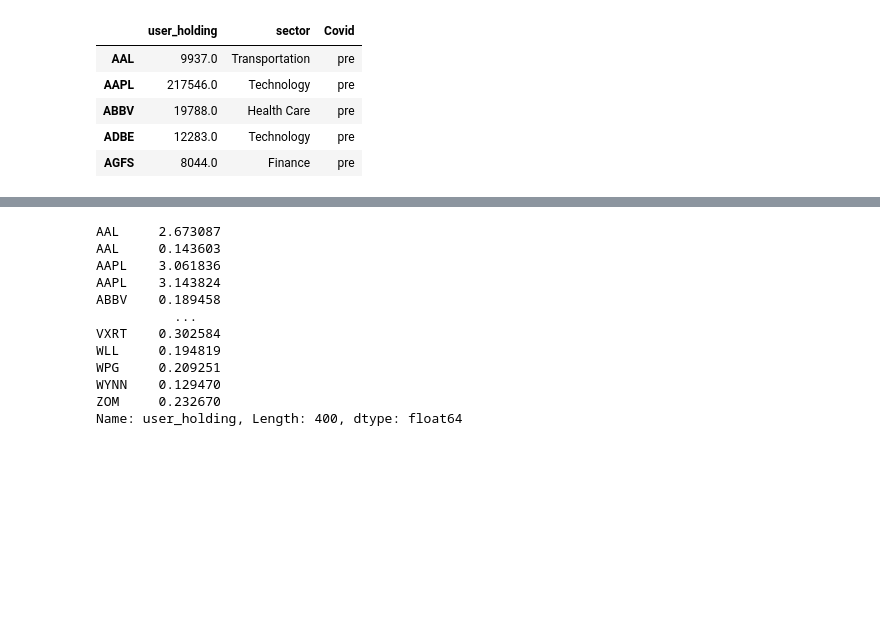
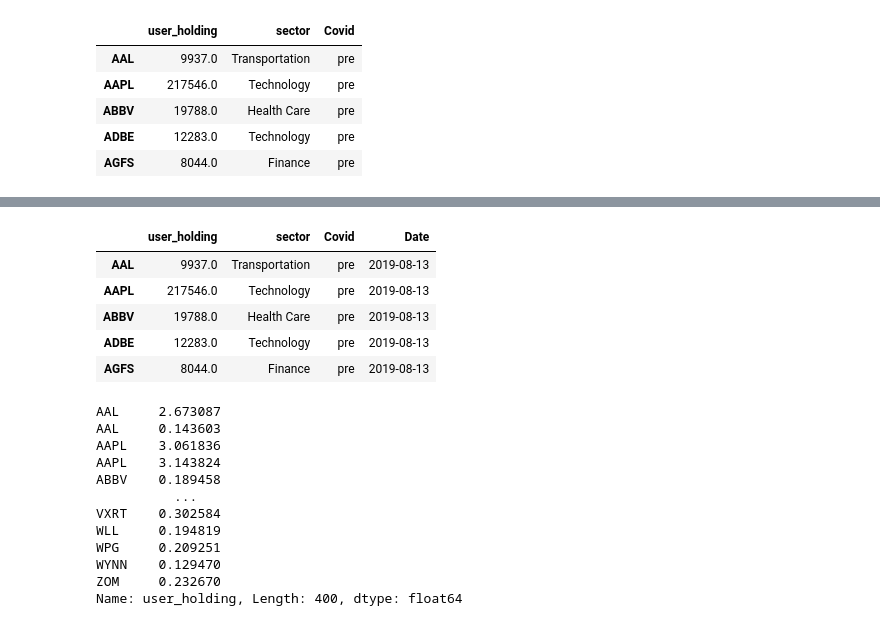
Before and after one commit to DS4A-mathemagicians/robintrack, a Jupyter notebook: Popular Tickers on Robinhood and WSB.ipynb, the cells around one changed output, grey strips where cells are left out. Saved outputs shown, nothing was run; the diff lists cells and outputs as text; code cells hidden in the pictures; blank space fills up the shorter version.

```diff
--- a/Popular Tickers on Robinhood and WSB.ipynb
+++ b/Popular Tickers on Robinhood and WSB.ipynb
@@ -248,7 +248,7 @@ Ayyy, expected ~80%, but this is still p indicative of super skewed
 # %% [output]
 180
 # %%
-last_day = final_user_df.iloc[-2]
+last_day = final_user_df.iloc[-1]
 # %% [markdown]
 Since the distribution is likely to be skewed, we'll take natural log. To do this, we impute all accounts that have zero user holdings at this time = 1 so that the log transformed value = 0.
 # %%
@@ -466,3 +466,5 @@ rb_top_200.head()
 | ABBV | 19788.0 | Health Care | pre |
 | ADBE | 12283.0 | Technology | pre |
 | AGFS | 8044.0 | Finance | pre |
+# %%
+bc_date = pd.to_datetime('2019-8-13')
@@ -468,0 +475,13 @@ rb_top_200.head()
+# %%
+last_date = pd.to_datetime('2020-08-13')
+# %%
+rb_top_200['Date'] = [bc_date] * 200 + [last_date] * 200
+# %%
+rb_top_200.head()
+# %% [output]
+|  | user_holding | sector | Covid | Date |
+| AAL | 9937.0 | Transportation | pre | 2019-08-13 |
+| AAPL | 217546.0 | Technology | pre | 2019-08-13 |
+| ABBV | 19788.0 | Health Care | pre | 2019-08-13 |
+| ADBE | 12283.0 | Technology | pre | 2019-08-13 |
+| AGFS | 8044.0 | Finance | pre | 2019-08-13 |
```
Also changed, not shown: parts of 8 cells of this notebook, 1 other file.
